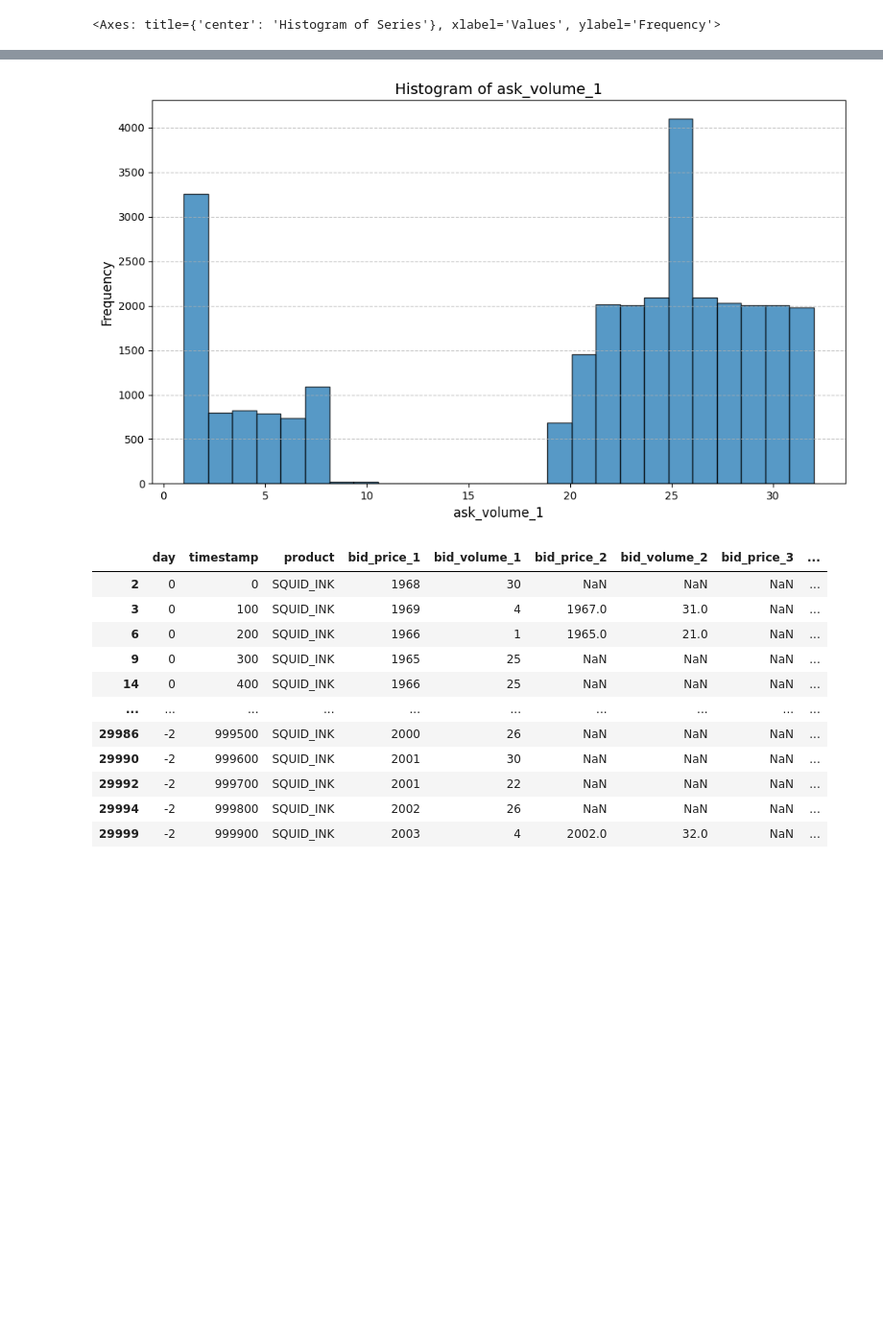
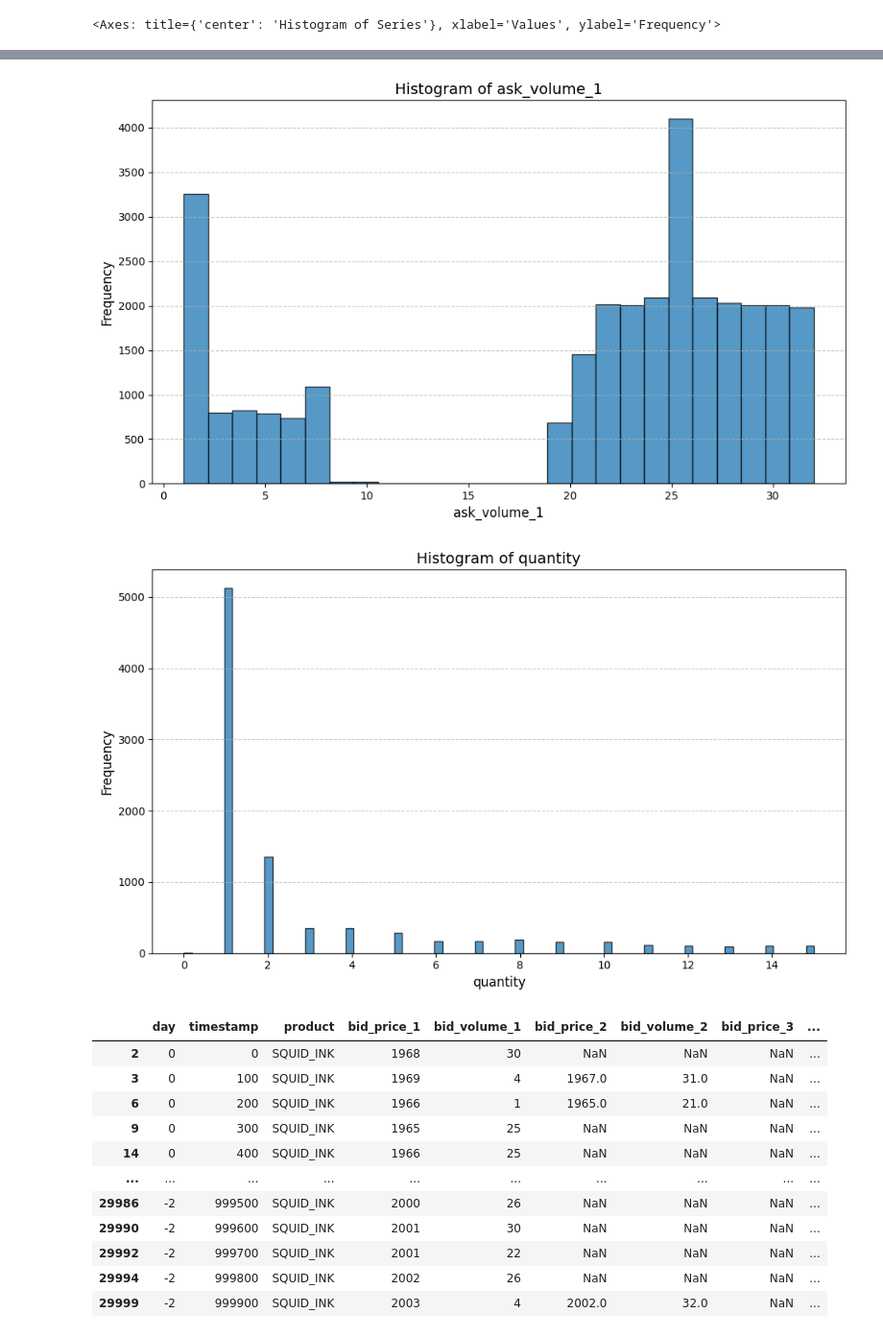
Before and after one commit to Albertyangyhm/IMC_Prosperity, a Jupyter notebook: 3p2/albert/round1.ipynb, the cells around one changed output, grey strips where cells are left out. Shown at 96% size. Drawn from its saved outputs; the diff is of its cells as text; code cells hidden in the pictures; blank space fills up the shorter version.

```diff
--- a/3p2/albert/round1.ipynb
+++ b/3p2/albert/round1.ipynb
@@ -114,19 +98,22 @@ plot_histogram_from_series(sm_prices_mid - sm_trades_mid)
 # %%
 # volume
 plot_histogram_from_series(get_column(all_prices, 'bid_volume_1'))
 plot_histogram_from_series(get_column(all_prices, 'ask_volume_1'))
+
+plot_histogram_from_series(get_column(all_trades, 'quantity'))
 
 plot_xy(get_column(all_prices, 'bid_volume_1'), get_column(all_prices, 'bid_price_1'),
         x_label='bid_volume_1', y_label='bid_price_1')
 
 
 # plot_histogram_from_series(
 #     get_column(data_1_prices, 'bid_volume_1') )
 # plot_histogram_from_series(get_column(data_1_prices, 'bid_volume_2'))
 # plot_histogram_from_series(get_column(data_1_prices, 'bid_volume_3'))
 # %% [output]
 [figure]
 [figure]
+[figure, added]
 # %%
 all_prices
 # %% [output]
```
Also changed, not shown: parts of 6 cells of this notebook, 3 other files.
